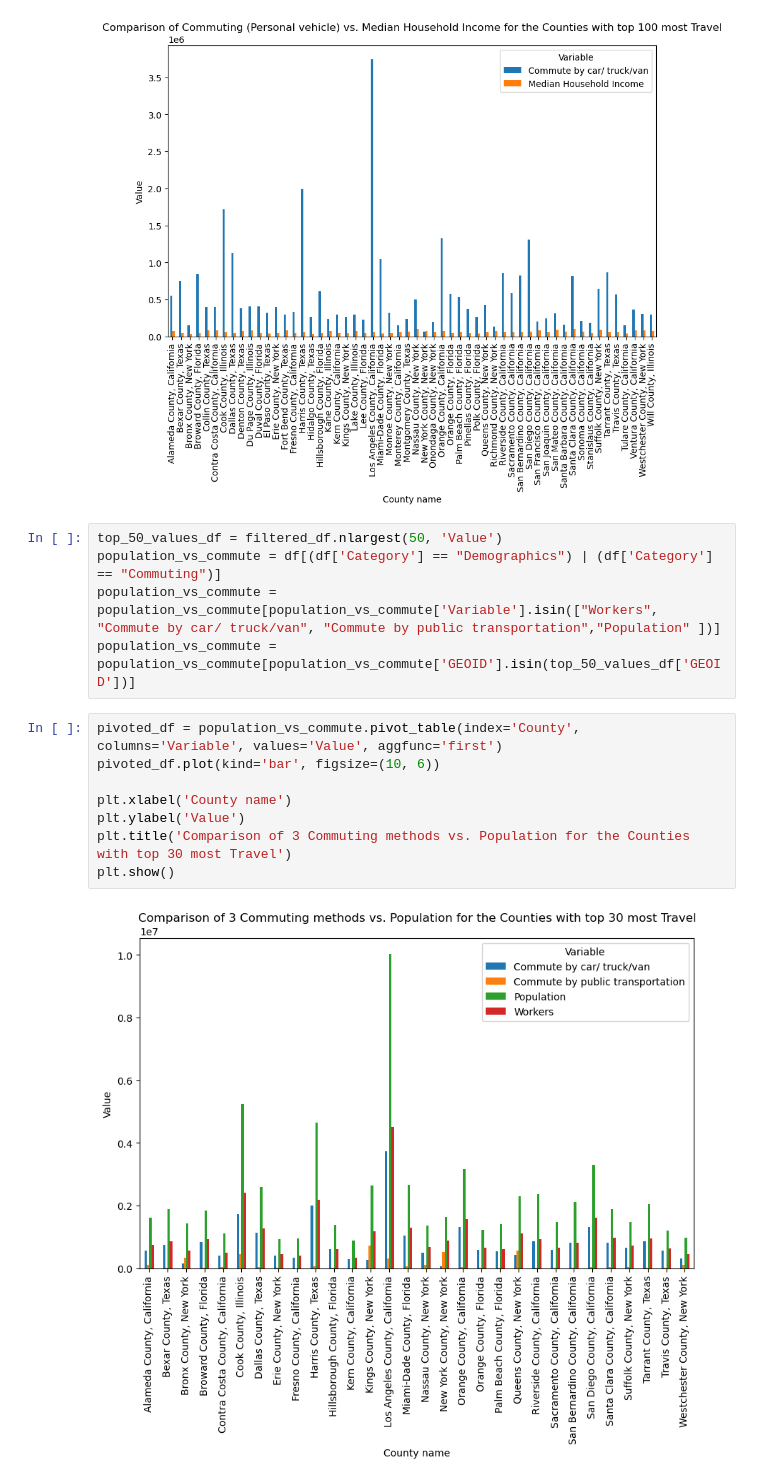
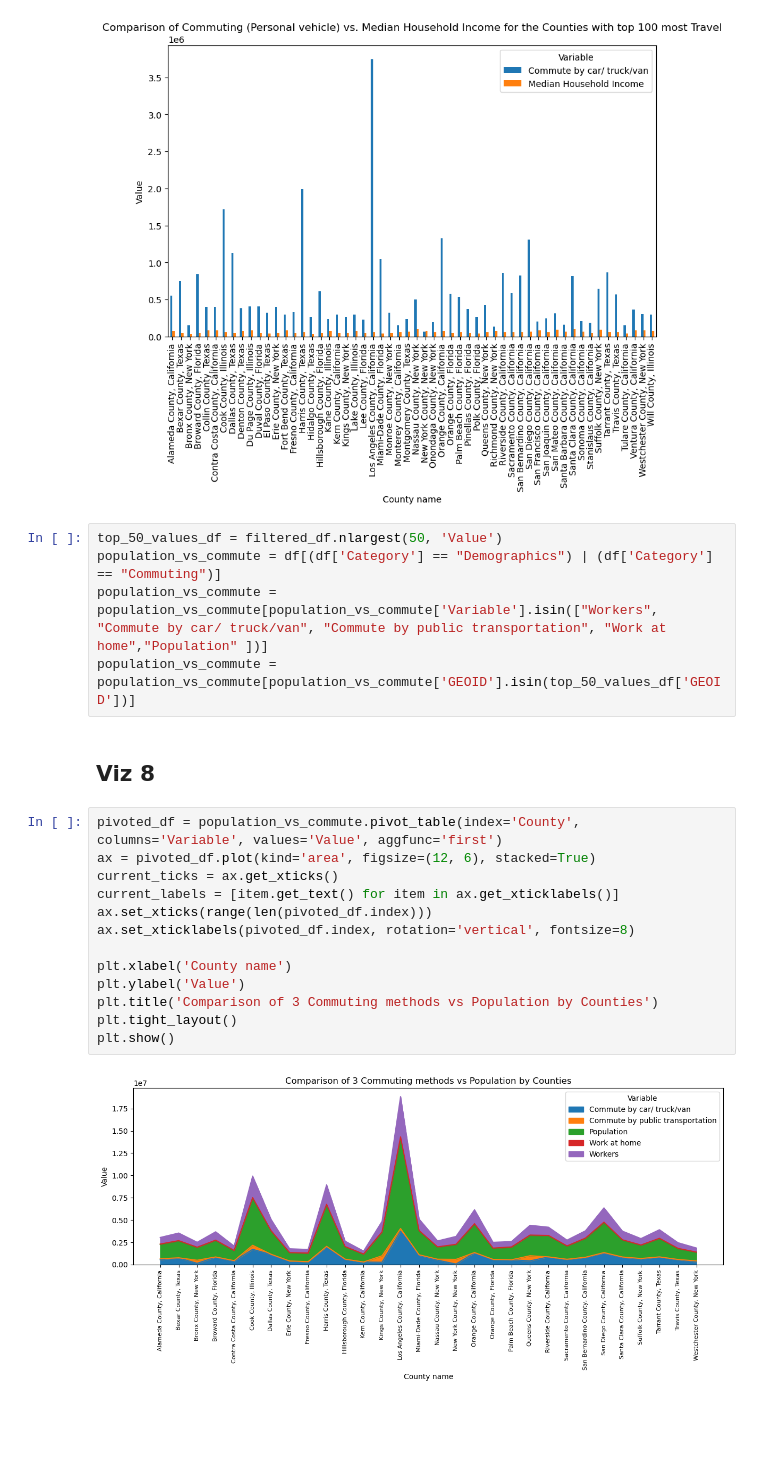
Before and after one commit to rpi11/DSAN5200-final_project, a Jupyter notebook: FinalProject/viz_Zenan/viz.ipynb, the cells around one changed output. Saved outputs shown, nothing was run; the diff lists cells and outputs as text; blank space fills up the shorter version.

```diff
--- a/FinalProject/viz_Zenan/viz.ipynb
+++ b/FinalProject/viz_Zenan/viz.ipynb
@@ -149,15 +149,22 @@ plt.show()
 # %%
 top_50_values_df = filtered_df.nlargest(50, 'Value')
 population_vs_commute = df[(df['Category'] == "Demographics") | (df['Category'] == "Commuting")]
-population_vs_commute = population_vs_commute[population_vs_commute['Variable'].isin(["Workers", "Commute by car/ truck/van", "Commute by public transportation","Population" ])]
+population_vs_commute = population_vs_commute[population_vs_commute['Variable'].isin(["Workers", "Commute by car/ truck/van", "Commute by public transportation", "Work at home","Population" ])]
 population_vs_commute = population_vs_commute[population_vs_commute['GEOID'].isin(top_50_values_df['GEOID'])]
+# %% [markdown]
+## Viz 8
 # %%
 pivoted_df = population_vs_commute.pivot_table(index='County', columns='Variable', values='Value', aggfunc='first')
-pivoted_df.plot(kind='bar', figsize=(10, 6))
+ax = pivoted_df.plot(kind='area', figsize=(12, 6), stacked=True)
+current_ticks = ax.get_xticks()
+current_labels = [item.get_text() for item in ax.get_xticklabels()]
+ax.set_xticks(range(len(pivoted_df.index)))
+ax.set_xticklabels(pivoted_df.index, rotation='vertical', fontsize=8)
 
 plt.xlabel('County name')
 plt.ylabel('Value')
-plt.title('Comparison of 3 Commuting methods vs. Population for the Counties with top 30 most Travel')
+plt.title('Comparison of 3 Commuting methods vs Population by Counties')
+plt.tight_layout()
 plt.show()
 # %% [output]
-[figure, old version]
+[figure, new version]
```
